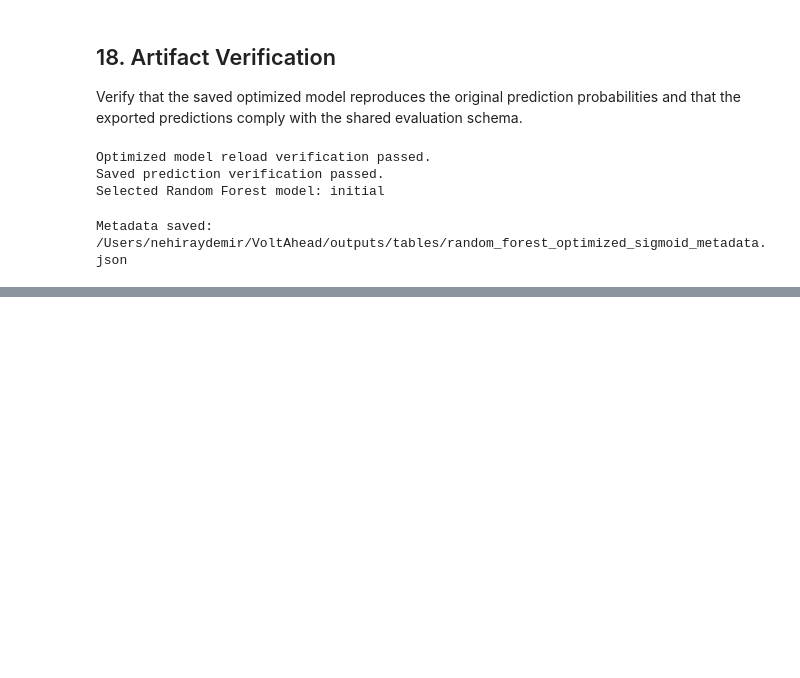
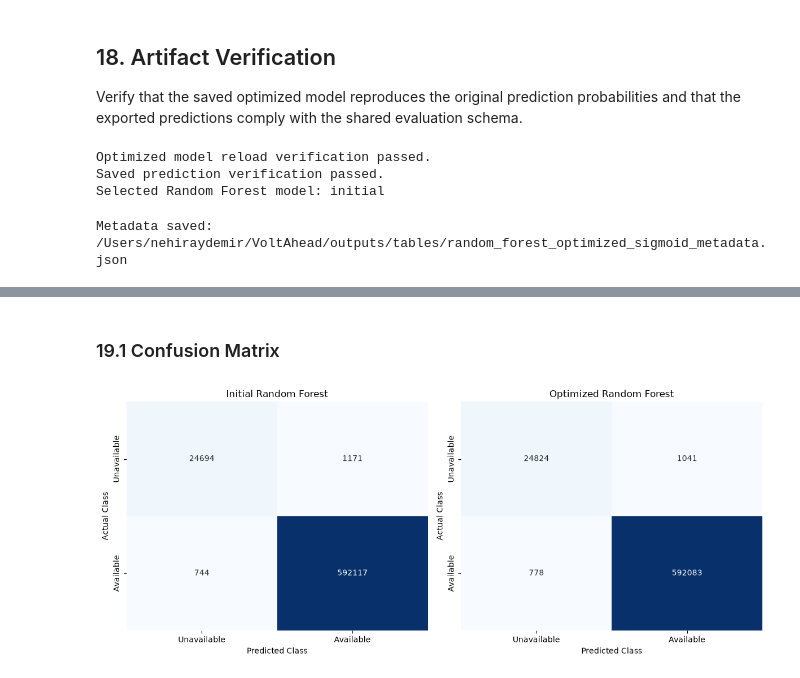
Before and after one commit to sametsav/VoltAhead, a Jupyter notebook: notebooks/07_random_forest.ipynb, the cells around one changed output, grey strips where cells are left out. Drawn from its saved outputs; the diff is of its cells as text; code cells hidden in the pictures; blank space fills up the shorter version.

Commit message:
Add additional Random Forest validation analysis

```diff
--- a/notebooks/07_random_forest.ipynb
+++ b/notebooks/07_random_forest.ipynb
@@ -2805,0 +2812,53 @@ Metadata saved: /Users/nehiraydemir/VoltAhead/outputs/tables/random_forest_optim
+# %% [markdown]
+### 19.1 Confusion Matrix
+# %%
+from sklearn.metrics import confusion_matrix
+
+FIGURE_DIR = PROJECT_ROOT / "outputs" / "figures"
+FIGURE_DIR.mkdir(parents=True, exist_ok=True)
+
+# Load saved validation predictions
+rf_predictions = {
+    "Initial": pd.read_parquet(
+        PREDICTION_DIR / "initial_validation.parquet"
+    ),
+    "Optimized": pd.read_parquet(
+        PREDICTION_DIR / "optimized_sigmoid_validation.parquet"
+    )
+}
+
+fig, axes = plt.subplots(1, 2, figsize=(12, 5))
+
+for ax, (name, predictions) in zip(axes, rf_predictions.items()):
+    cm = confusion_matrix(
+        predictions["y_true"],
+        predictions["y_pred"],
+        labels=[0, 1]
+    )
+
+    sns.heatmap(
+        cm,
+        annot=True,
+        fmt="d",
+        cmap="Blues",
+        cbar=False,
+        xticklabels=["Unavailable", "Available"],
+        yticklabels=["Unavailable", "Available"],
+        ax=ax
+    )
+
+    ax.set_title(f"{name} Random Forest")
+    ax.set_xlabel("Predicted Class")
+    ax.set_ylabel("Actual Class")
+
+plt.tight_layout()
+
+plt.savefig(
+    FIGURE_DIR / "random_forest_confusion_matrices.png",
+    dpi=300,
+    bbox_inches="tight"
+)
+
+plt.show()
+# %% [output]
+[figure, added]
```
Also changed, not shown: parts of 6 cells of this notebook, 3 other files.
